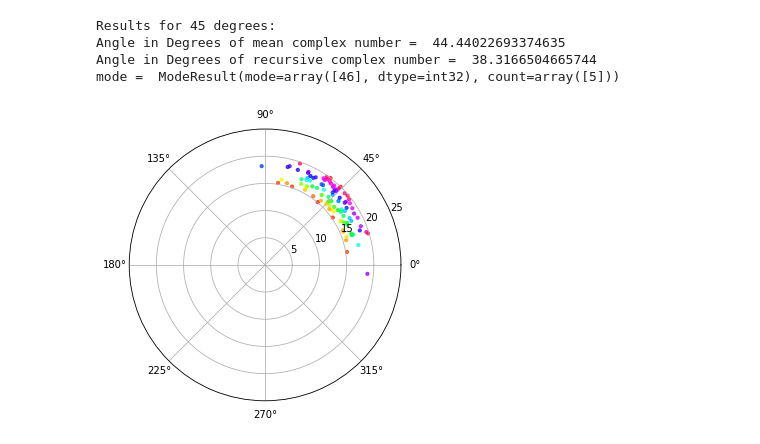
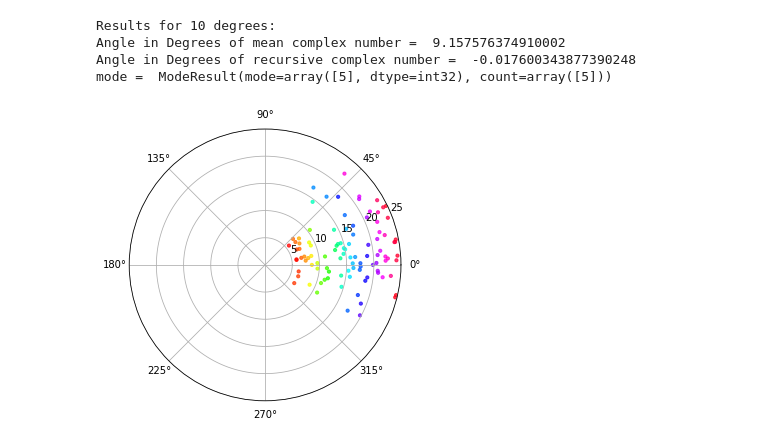
Before and after one commit to paddygoat/Kalman-Filters, a Jupyter notebook: Polar_Wind_Direction.ipynb, the cells around one changed output. Saved outputs shown, nothing was run; the diff lists cells and outputs as text; code cells hidden in the pictures.

```diff
--- a/Polar_Wind_Direction.ipynb
+++ b/Polar_Wind_Direction.ipynb
@@ -35,10 +35,10 @@ cn2 = 0+0j
 
 for x in range(n):
     i = i -1                                     # Countdown
-    windSpeed =  random.uniform(15, 20)
+    windSpeed =  random.uniform(5, 25)
 
     # Simulate a north easterly wind:
-    degrees = 45
+    degrees = 10
     variance = 20
     windDirection = int(np.random.normal(degrees,variance))       # Degrees
     if (windDirection<0):
@@ -68,35 +68,35 @@ for x in range(n):
     clear_output(wait=True)
 #print('previousCn1 = ',previousCn1)
 cn2 = (cn2 - 0+0j)/n
 #print('cn2 = ',cn2)
 #print('Angle in Radians of complex number = ',cmath.phase(cn2))
 #print()
 print('Results for',degrees,'degrees:')
 print('Angle in Degrees of mean complex number = ',cmath.phase(cn2)*360/(2*np.pi))
 print('Angle in Degrees of recursive complex number = ',cmath.phase(previousCn1)*360/(2*np.pi))
 windDirectionRadians = windDirection*2*np.pi/360
 print('mode = ',warts.mode(array_windDirectionDegrees))
 print()
 # Set the plot size:
 plt.rcParams['figure.figsize'] = [10, 5]
 
 # Make the plots:
 r = array_y
 theta = array_windDirectionRadians
 #print('theta = ',theta)
 #print('r = ',r)
 
 area = 10
 colors = r
 
 fig = plt.figure()
 ax = fig.add_subplot(111, projection='polar')
 c = ax.scatter(theta, r, c=colors, s=area, cmap='hsv', alpha=0.75)
 ax.set_rmax(25)
 plt.show()
 # %% [output]
-Results for 45 degrees:
-Angle in Degrees of mean complex number =  44.44022693374635
-Angle in Degrees of recursive complex number =  38.3166504665744
-mode =  ModeResult(mode=array([46], dtype=int32), count=array([5]))
+Results for 10 degrees:
+Angle in Degrees of mean complex number =  9.157576374910002
+Angle in Degrees of recursive complex number =  -0.017600343877390248
+mode =  ModeResult(mode=array([5], dtype=int32), count=array([5]))
-[figure, old version]
+[figure, new version]
```
Also changed, not shown: 1 other file.
